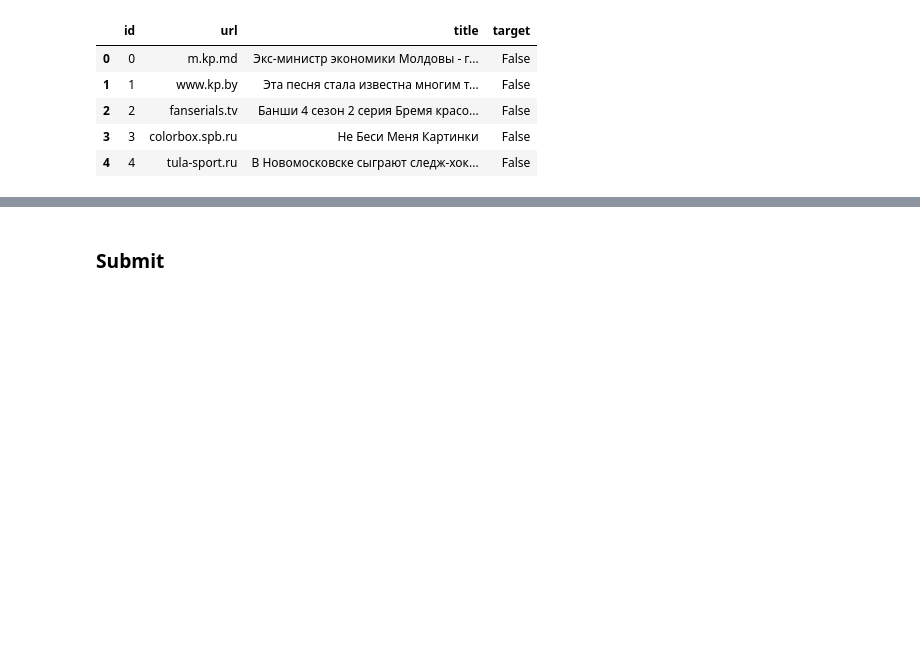
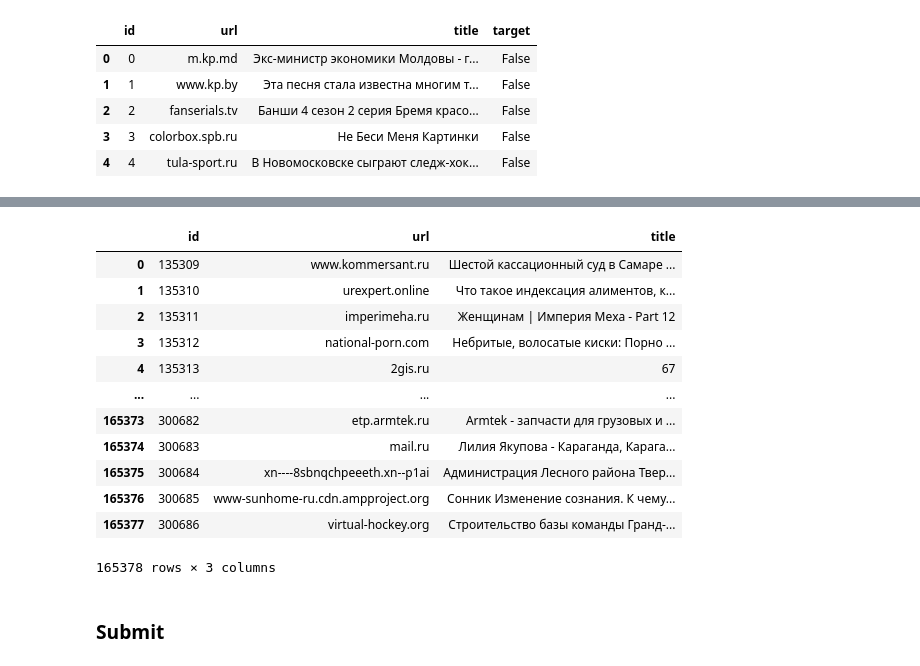
Before and after one commit to ladudin/HW-ClassicML, a Jupyter notebook: lecture05/kaggle/hw3_done.ipynb, the cells around one changed output, grey strips where cells are left out. Saved outputs shown, nothing was run; the diff lists cells and outputs as text; code cells hidden in the pictures; blank space fills up the shorter version.

```diff
--- a/lecture05/kaggle/hw3_done.ipynb
+++ b/lecture05/kaggle/hw3_done.ipynb
@@ -72,3 +58,20 @@ X.head()
+# %%
+X_test = pd.read_csv("test.csv")
+X_test
+# %% [output]
+|  | id | url | title |
+| 0 | 135309 | www.kommersant.ru | Шестой кассационный суд в Самаре ... |
+| 1 | 135310 | urexpert.online | Что такое индексация алиментов, к... |
+| 2 | 135311 | imperimeha.ru | Женщинам | Империя Меха - Part 12 |
+| 3 | 135312 | national-porn.com | Небритые, волосатые киски: Порно ... |
+| 4 | 135313 | 2gis.ru | 67 |
+| ... | ... | ... | ... |
+| 165373 | 300682 | etp.armtek.ru | Armtek - запчасти для грузовых и ... |
+| 165374 | 300683 | mail.ru | Лилия Якупова - Караганда, Карага... |
+| 165375 | 300684 | xn----8sbnqchpeeeth.xn--p1ai | Администрация Лесного района Твер... |
+| 165376 | 300685 | www-sunhome-ru.cdn.ampproject.org | Сонник Изменение сознания. К чему... |
+| 165377 | 300686 | virtual-hockey.org | Строительство базы команды Гранд-... |
+165378 rows × 3 columns
 # %% [markdown]
 ### Submit
 # %%
```
Also changed, not shown: parts of 54 cells of this notebook, 5 other files.
